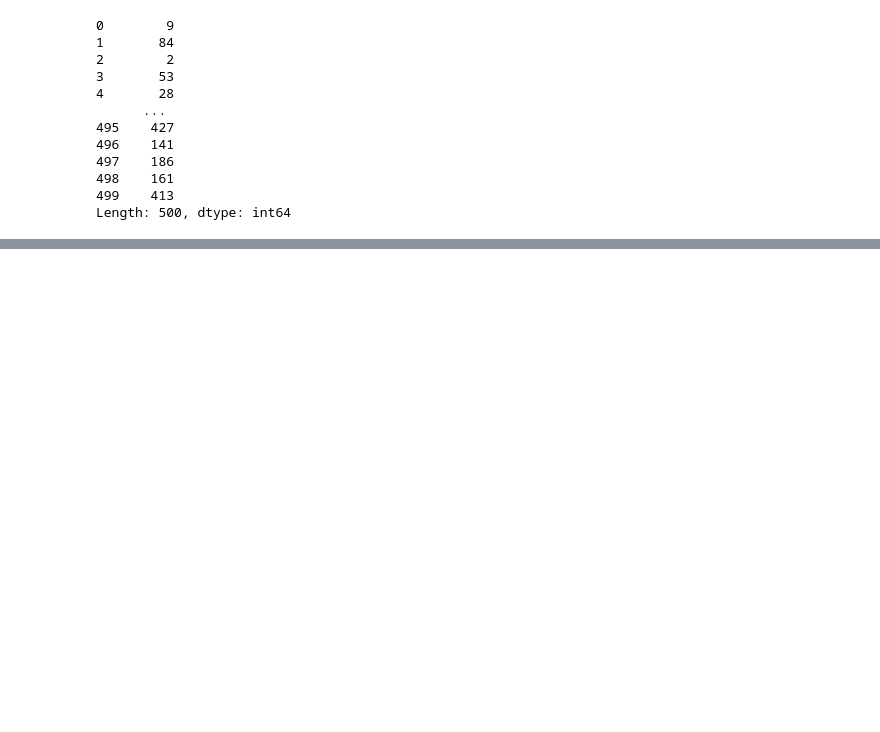
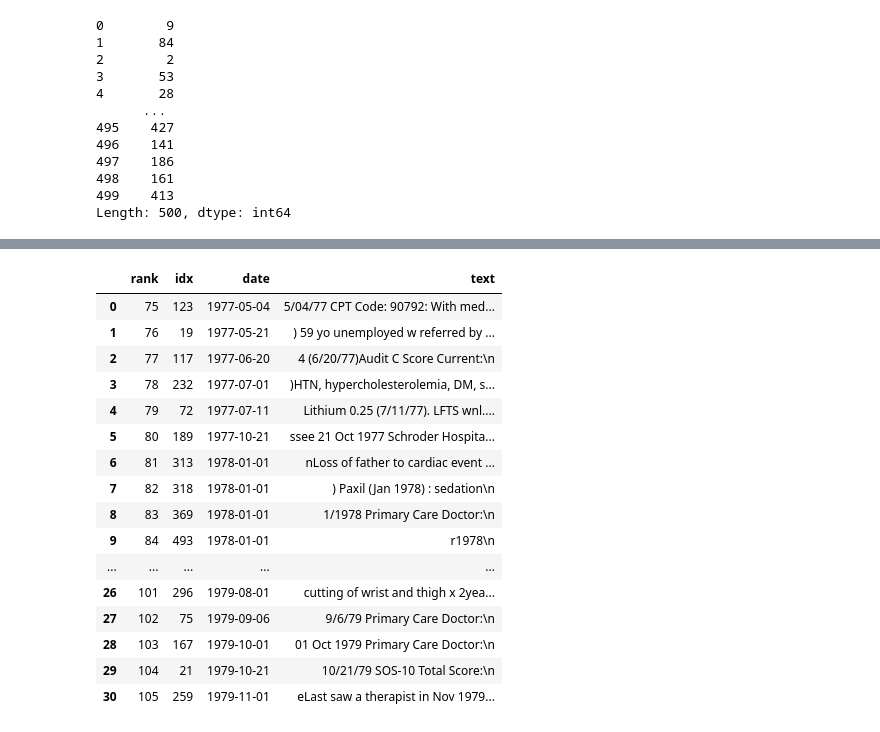
Before and after one commit to Abdoelabassi/Michigan-python-data-science, a Jupyter notebook: Python-Text-Mining/course4_assignment1/assignment1.ipynb, the cells around one changed output, grey strips where cells are left out. Saved outputs shown, nothing was run; the diff lists cells and outputs as text; code cells hidden in the pictures; blank space fills up the shorter version.

```diff
--- a/Python-Text-Mining/course4_assignment1/assignment1.ipynb
+++ b/Python-Text-Mining/course4_assignment1/assignment1.ipynb
@@ -298,0 +383,92 @@ def date_sorter_kendalltau(x: pd.Series, y: pd.Series):
+# %%
+# inspect records around the mismatch window
+from datetime import datetime
+import re
+
+s = date_sorter()
+window_idx = s.iloc[75:106].tolist()
+
+MONTH_RE = (
+    r'(?:Jan(?:uary)?|Feb(?:ruary)?|Mar(?:ch)?|Apr(?:il)?|May|'
+    r'Jun(?:e)?|Jul(?:y)?|Aug(?:ust)?|Sep(?:t(?:ember)?)?|'
+    r'Oct(?:ober)?|Nov(?:ember)?|Dec(?:ember)?)\.?'
+)
+
+def month_num(token: str) -> int:
+    t = token.lower().rstrip('.')
+    if t.startswith('jan'): return 1
+    if t.startswith('feb'): return 2
+    if t.startswith('mar'): return 3
+    if t.startswith('apr'): return 4
+    if t.startswith('may'): return 5
+    if t.startswith('jun'): return 6
+    if t.startswith('jul'): return 7
+    if t.startswith('aug'): return 8
+    if t.startswith('sep'): return 9
+    if t.startswith('oct'): return 10
+    if t.startswith('nov'): return 11
+    return 12
+
+def parse_one(text):
+    date = None
+    m = re.search(r'(?<!\d)0*(\d{1,2})[/-](\d{1,2})[/-](\d{2,4})(?!\d)', text)
+    if m:
+        mo, day, yr = int(m.group(1)), int(m.group(2)), int(m.group(3))
+        if yr < 100:
+            yr += 1900
+        try:
+            date = datetime(yr, mo, day)
+        except ValueError:
+            pass
+    if date is None:
+        m = re.search(rf'({MONTH_RE})\s*-?\s*(\d{{1,2}})(?:st|nd|rd|th)?(?:,|\s)+(\d{{2,4}})', text, re.IGNORECASE)
+        if m:
+            mo = month_num(m.group(1)); day = int(m.group(2)); yr = int(m.group(3));
+            if yr < 100: yr += 1900
+            try: date = datetime(yr, mo, day)
+            except ValueError: pass
+    if date is None:
+        m = re.search(rf'(?<!\d)(\d{{1,2}})\s*-?\s*({MONTH_RE})(?:,|\s)+(\d{{2,4}})', text, re.IGNORECASE)
+        if m:
+            day = int(m.group(1)); mo = month_num(m.group(2)); yr = int(m.group(3));
+            if yr < 100: yr += 1900
+            try: date = datetime(yr, mo, day)
+            except ValueError: pass
+    if date is None:
+        m = re.search(rf'({MONTH_RE})(?:,|\s)+(\d{{4}})', text, re.IGNORECASE)
+        if m:
+            date = datetime(int(m.group(2)), month_num(m.group(1)), 1)
+    if date is None:
+        m = re.search(r'(?<!\d)(\d{1,2})/(\d{4})(?!\d)', text)
+        if m:
+            mo, yr = int(m.group(1)), int(m.group(2))
+            if 1 <= mo <= 12: date = datetime(yr, mo, 1)
+    if date is None:
+        m = re.search(r'(?<!\d)((?:19|20)\d{2})(?!\d)', text)
+        if m: date = datetime(int(m.group(1)), 1, 1)
+    return date
+
+pd.DataFrame({
+    'rank': list(range(75,106)),
+    'idx': window_idx,
+    'date': [parse_one(df.iloc[i]) for i in window_idx],
+    'text': [df.iloc[i] for i in window_idx]
+})[['rank','idx','date','text']]
+# %% [output]
+|  | rank | idx | date | text |
+| 0 | 75 | 123 | 1977-05-04 | 5/04/77 CPT Code: 90792: With med... |
+| 1 | 76 | 19 | 1977-05-21 | ) 59 yo unemployed w referred by ... |
+| 2 | 77 | 117 | 1977-06-20 | 4 (6/20/77)Audit C Score Current:\n |
+| 3 | 78 | 232 | 1977-07-01 | )HTN, hypercholesterolemia, DM, s... |
+| 4 | 79 | 72 | 1977-07-11 | Lithium 0.25 (7/11/77). LFTS wnl.... |
+| 5 | 80 | 189 | 1977-10-21 | ssee 21 Oct 1977 Schroder Hospita... |
+| 6 | 81 | 313 | 1978-01-01 | nLoss of father to cardiac event ... |
+| 7 | 82 | 318 | 1978-01-01 | ) Paxil (Jan 1978) : sedation\n |
+| 8 | 83 | 369 | 1978-01-01 | 1/1978 Primary Care Doctor:\n |
+| 9 | 84 | 493 | 1978-01-01 | r1978\n |
+| ... | ... | ... | ... | ... |
+| 26 | 101 | 296 | 1979-08-01 | cutting of wrist and thigh x 2yea... |
+| 27 | 102 | 75 | 1979-09-06 | 9/6/79 Primary Care Doctor:\n |
+| 28 | 103 | 167 | 1979-10-01 | 01 Oct 1979 Primary Care Doctor:\n |
+| 29 | 104 | 21 | 1979-10-21 | 10/21/79 SOS-10 Total Score:\n |
+| 30 | 105 | 259 | 1979-11-01 | eLast saw a therapist in Nov 1979... |
```
Also changed, not shown: parts of 9 cells of this notebook.
